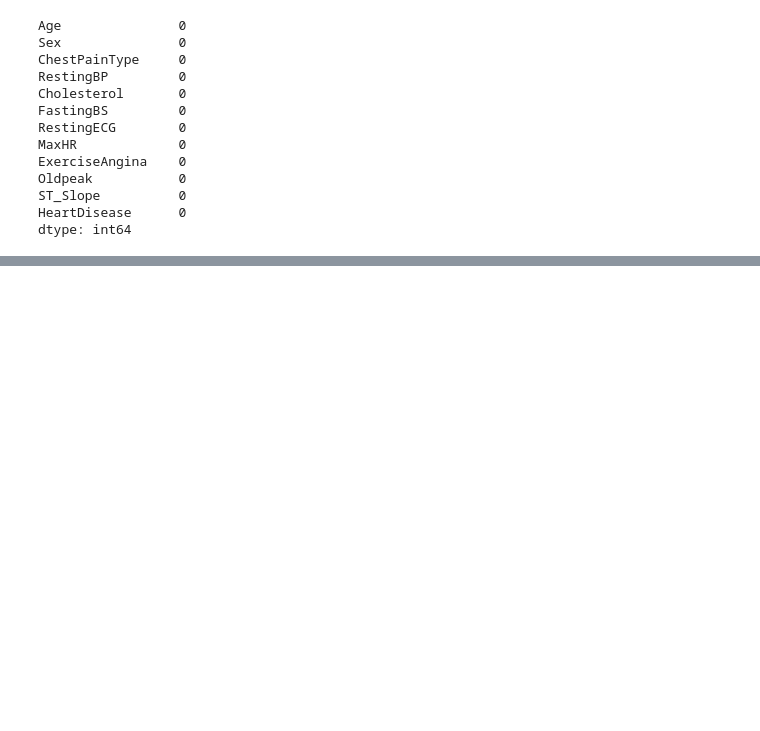
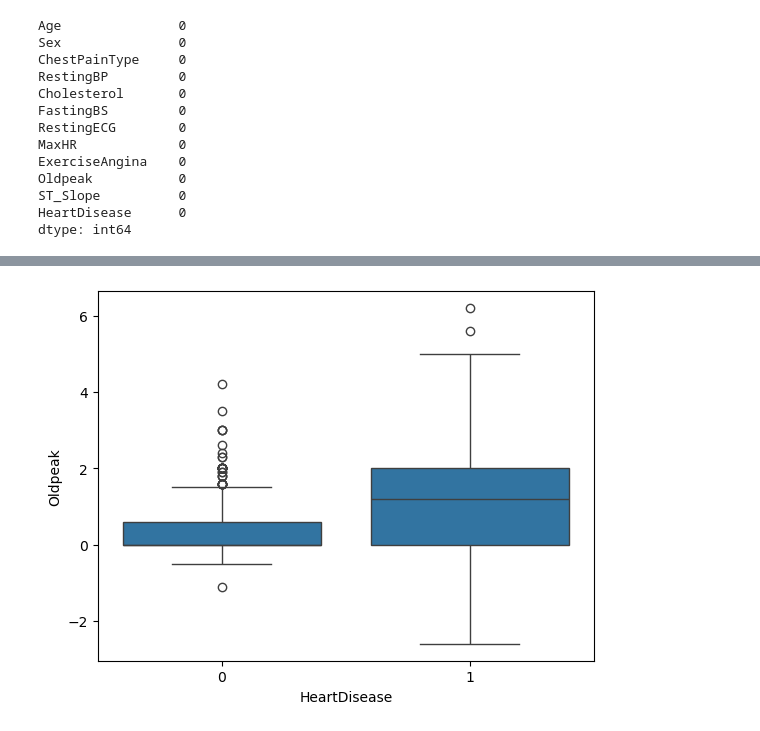
Before and after one commit to tobigross/heart_failure_prediction, a Jupyter notebook: notebooks/DataExploration.ipynb, the cells around one changed output, grey strips where cells are left out. Saved outputs shown, nothing was run; the diff lists cells and outputs as text; code cells hidden in the pictures; blank space fills up the shorter version.

```diff
--- a/notebooks/DataExploration.ipynb
+++ b/notebooks/DataExploration.ipynb
@@ -74,0 +87,5 @@ dtype: int64
+# %%
+sns.boxplot(x="HeartDisease", y="Oldpeak", data=df)
+plt.show()
+# %% [output]
+[figure, added]
```
Also changed, not shown: parts of 3 cells of this notebook, 1 other file.
